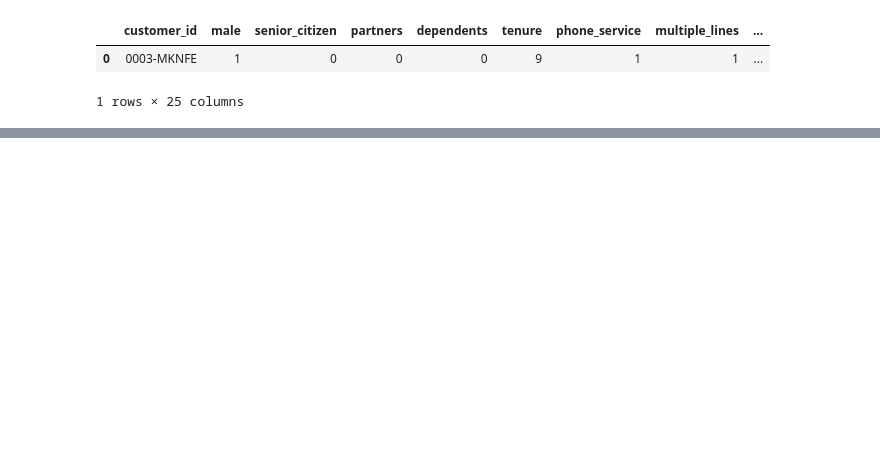
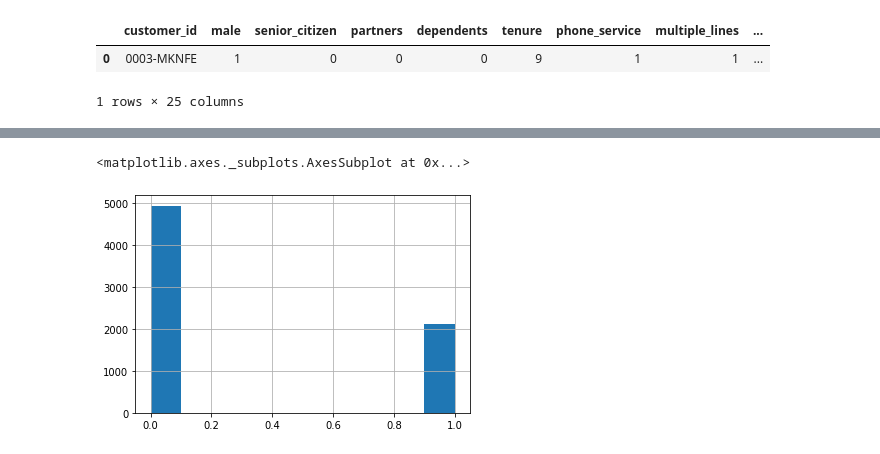
Before and after one commit to george887/telco_project, a Jupyter notebook: telco_data_cleaning.ipynb, the cells around one changed output, grey strips where cells are left out. Cells and saved outputs as stored; diff of their text form; code cells hidden in the pictures; blank space fills up the shorter version.

```diff
--- a/telco_data_cleaning.ipynb
+++ b/telco_data_cleaning.ipynb
@@ -308,3 +310,8 @@ df.head()
+# %%
+df["dependents"].hist()
+# %% [output]
+<matplotlib.axes._subplots.AxesSubplot at 0x...>
+[figure, added]
 # %%
 !git status
 # %% [output]
```
Also changed, not shown: parts of 8 cells of this notebook.
